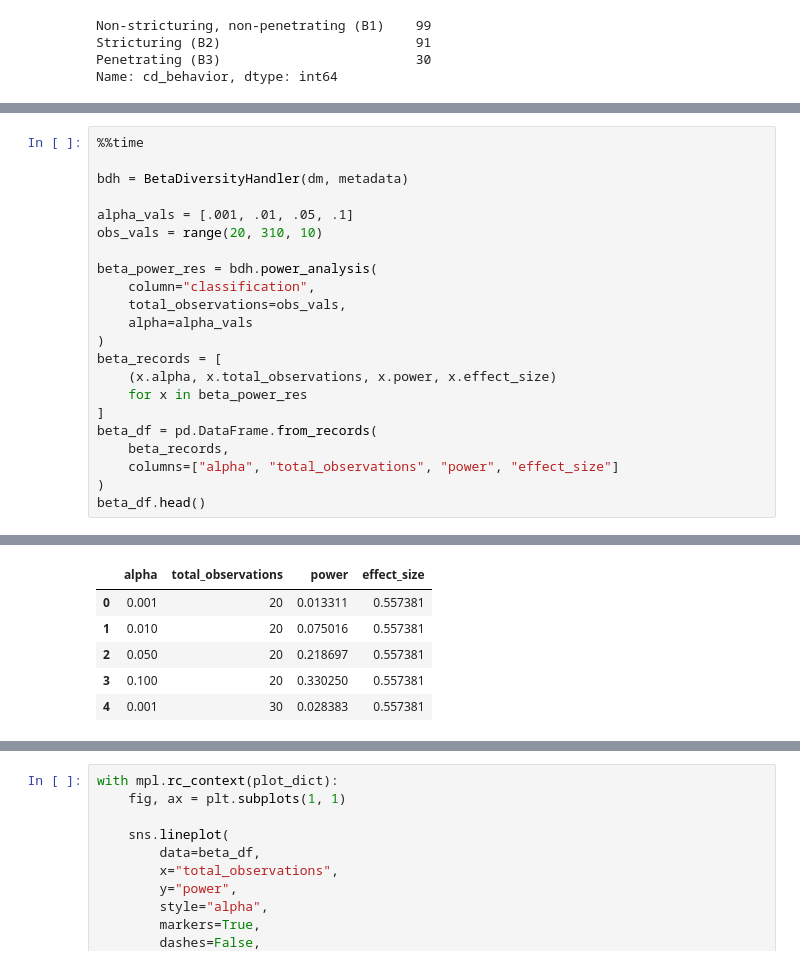
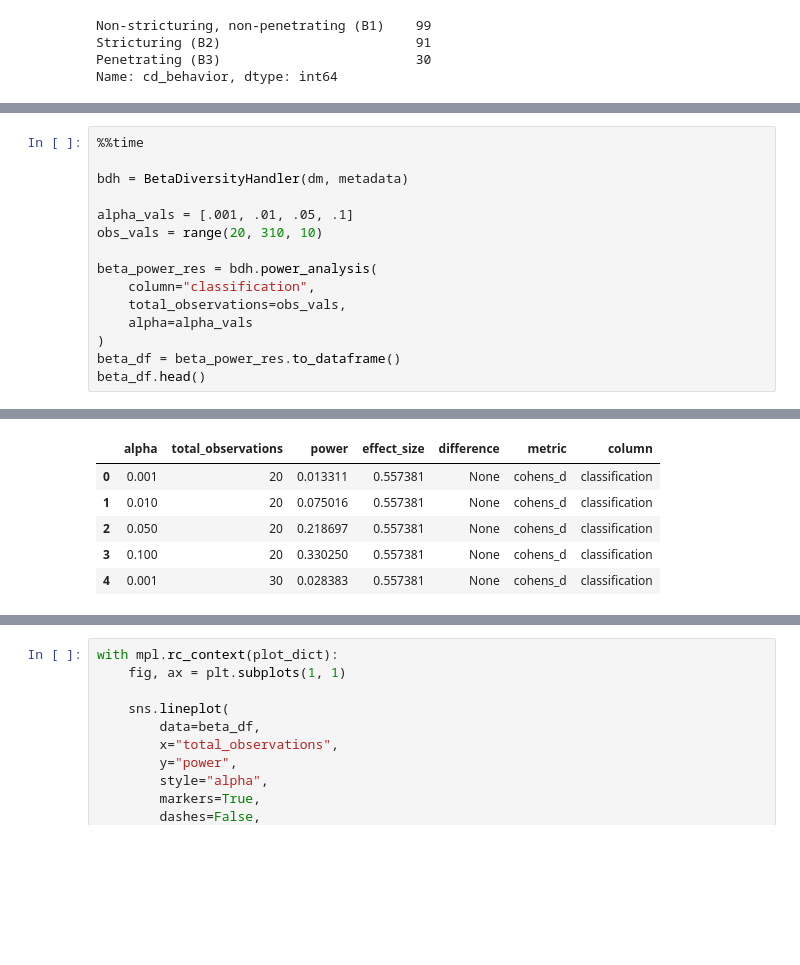
Before and after one commit to knightlab-analyses/evident-analyses, a Jupyter notebook: notebooks/recreate_clin_microbiome_plots.ipynb, the cells around one changed output, grey strips where cells are left out. Cells and saved outputs as stored; diff of their text form; blank space fills up the shorter version.

```diff
--- a/notebooks/recreate_clin_microbiome_plots.ipynb
+++ b/notebooks/recreate_clin_microbiome_plots.ipynb
@@ -136,13 +121,6 @@ beta_power_res = bdh.power_analysis(
     total_observations=obs_vals,
     alpha=alpha_vals
 )
-beta_records = [
-    (x.alpha, x.total_observations, x.power, x.effect_size)
-    for x in beta_power_res
-]
-beta_df = pd.DataFrame.from_records(
-    beta_records,
-    columns=["alpha", "total_observations", "power", "effect_size"]
-)
+beta_df = beta_power_res.to_dataframe()
 beta_df.head()
 # %% [output]
@@ -151,9 +129,9 @@ Wall time: 34.2 ms
-|  | alpha | total_observations | power | effect_size |
-| 0 | 0.001 | 20 | 0.013311 | 0.557381 |
-| 1 | 0.010 | 20 | 0.075016 | 0.557381 |
-| 2 | 0.050 | 20 | 0.218697 | 0.557381 |
-| 3 | 0.100 | 20 | 0.330250 | 0.557381 |
-| 4 | 0.001 | 30 | 0.028383 | 0.557381 |
+|  | alpha | total_observations | power | effect_size | difference | metric | column |
+| 0 | 0.001 | 20 | 0.013311 | 0.557381 | None | cohens_d | classification |
+| 1 | 0.010 | 20 | 0.075016 | 0.557381 | None | cohens_d | classification |
+| 2 | 0.050 | 20 | 0.218697 | 0.557381 | None | cohens_d | classification |
+| 3 | 0.100 | 20 | 0.330250 | 0.557381 | None | cohens_d | classification |
+| 4 | 0.001 | 30 | 0.028383 | 0.557381 | None | cohens_d | classification |
 # %%
 print(*beta_power_res[:5], sep="\n")
 # %% [output]
```
Also changed, not shown: parts of 11 cells of this notebook, 51 other files.
